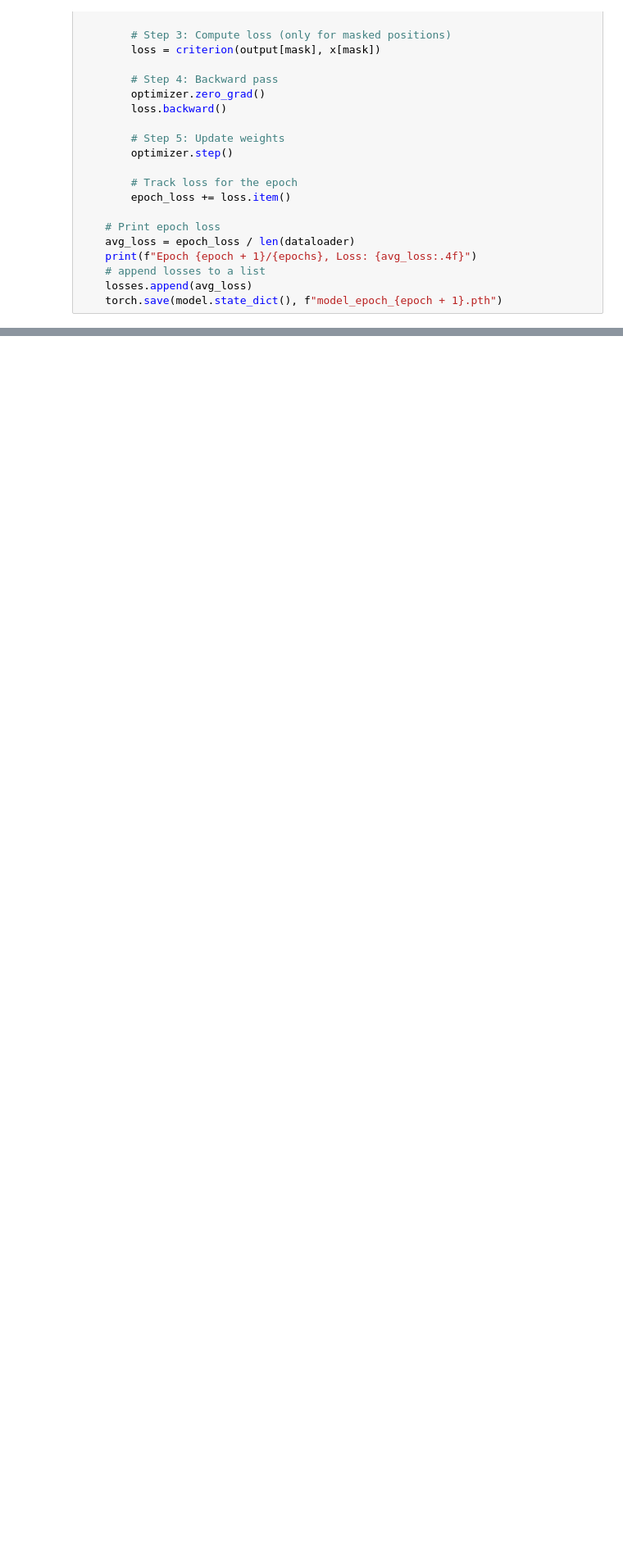
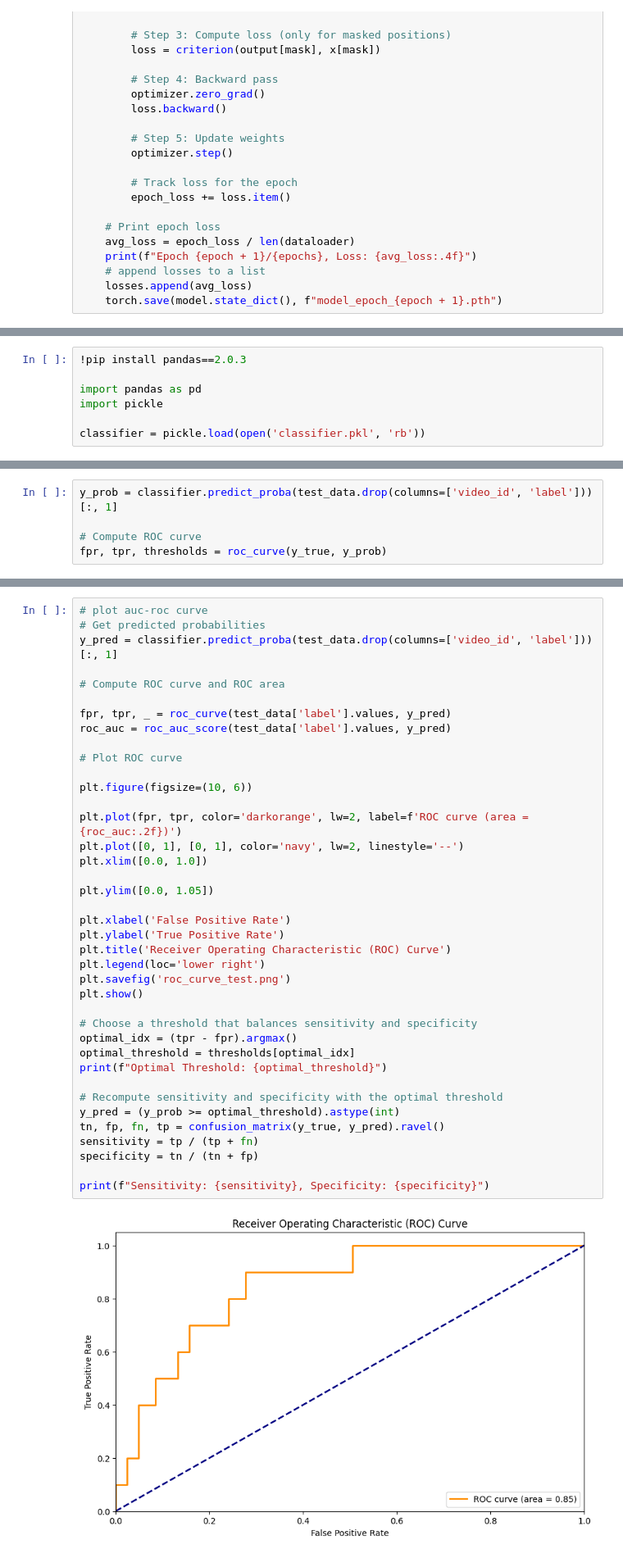
Before and after one commit to quietscientist/gma_score_prediction_from_video, a Jupyter notebook: 3_RunPretraining.ipynb, the cells around one changed output, grey strips where cells are left out. Shown: that part at 82% size. Saved outputs shown, nothing was run; the diff lists cells and outputs as text; blank space fills up the shorter version.

```diff
--- a/3_RunPretraining.ipynb
+++ b/3_RunPretraining.ipynb
@@ -528,0 +481,7 @@ print(f"Validation Accuracy: {accuracy:.2f}")
+# %%
+!pip install pandas==2.0.3
+
+import pandas as pd
+import pickle
+
+classifier = pickle.load(open('classifier.pkl', 'rb'))
@@ -528,0 +520,5 @@ print(f"Validation Accuracy: {accuracy:.2f}")
+# %%
+y_prob = classifier.predict_proba(test_data.drop(columns=['video_id', 'label']))[:, 1]
+
+# Compute ROC curve
+fpr, tpr, thresholds = roc_curve(y_true, y_prob)
@@ -528,0 +528,41 @@ print(f"Validation Accuracy: {accuracy:.2f}")
+# %%
+# plot auc-roc curve
+# Get predicted probabilities
+y_pred = classifier.predict_proba(test_data.drop(columns=['video_id', 'label']))[:, 1]
+
+# Compute ROC curve and ROC area
+
+fpr, tpr, _ = roc_curve(test_data['label'].values, y_pred)
+roc_auc = roc_auc_score(test_data['label'].values, y_pred)
+
+# Plot ROC curve
+
+plt.figure(figsize=(10, 6))
+
+plt.plot(fpr, tpr, color='darkorange', lw=2, label=f'ROC curve (area = {roc_auc:.2f})')
+plt.plot([0, 1], [0, 1], color='navy', lw=2, linestyle='--')
+plt.xlim([0.0, 1.0])
+
+plt.ylim([0.0, 1.05])
+
+plt.xlabel('False Positive Rate')
+plt.ylabel('True Positive Rate')
+plt.title('Receiver Operating Characteristic (ROC) Curve')
+plt.legend(loc='lower right')
+plt.savefig('roc_curve_test.png')
+plt.show()
+
+# Choose a threshold that balances sensitivity and specificity
+optimal_idx = (tpr - fpr).argmax()
+optimal_threshold = thresholds[optimal_idx]
+print(f"Optimal Threshold: {optimal_threshold}")
+
+# Recompute sensitivity and specificity with the optimal threshold
+y_pred = (y_prob >= optimal_threshold).astype(int)
+tn, fp, fn, tp = confusion_matrix(y_true, y_pred).ravel()
+sensitivity = tp / (tp + fn)
+specificity = tn / (tn + fp)
+
+print(f"Sensitivity: {sensitivity}, Specificity: {specificity}")
+# %% [output]
+[figure, added]
```
Also changed, not shown: parts of 46 cells of this notebook.
